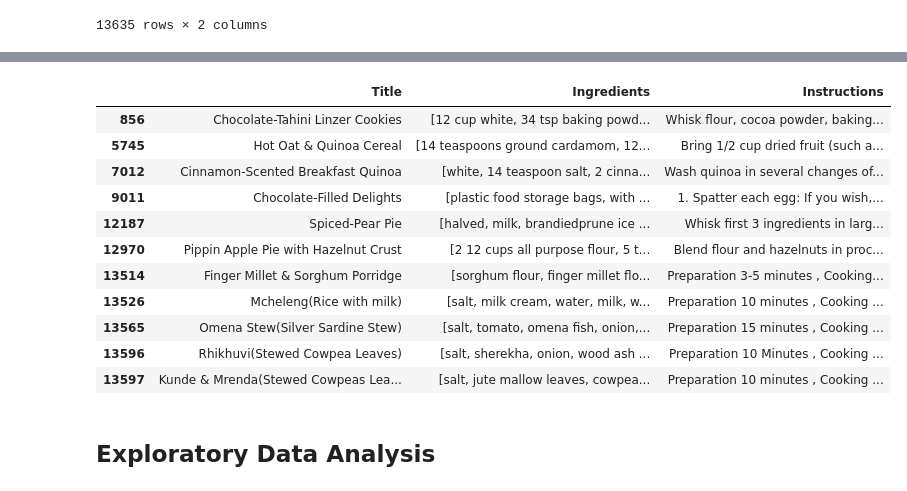
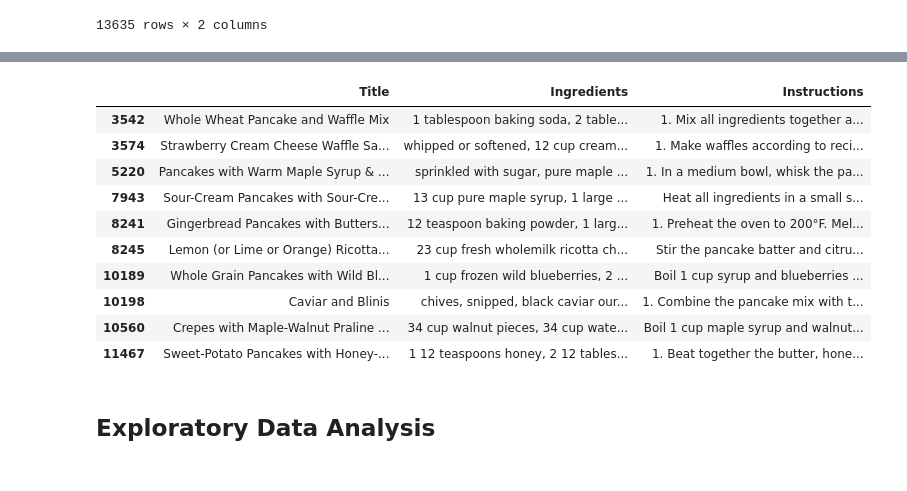
Before and after one commit to Matthewkarani/The-Boma-Pot, a Jupyter notebook: index.ipynb, the cells around one changed output, grey strips where cells are left out. Cells and saved outputs as stored; diff of their text form; code cells hidden in the pictures.

```diff
--- a/index.ipynb
+++ b/index.ipynb
@@ -411,25 +444,64 @@ def recommend_recipes(input_ingredients, combined_df):
+# %%
+#keword matching - find recipes that contain the user input ingredients
+def keyword_matching(input_ingredients, combined_df):
+    input_ingredients = [ingredient.strip().lower() for ingredient in input_ingredients.split(',')]
+    matches = combined_df[combined_df['Ingredients'].apply(lambda x: any(ingredient in x for ingredient in input_ingredients))]
+    return matches[['Title', 'Ingredients','Instructions']]
+
+
+
+
+# Function to get the most similar recipes
+def get_recipes(user_input, combined_df, cosine_sim, top_n=10):
+    #create a TF-IDF vector for the user input
+    user_tfidf = tfidf.transform([user_input])
+
+    # Calculate the cosine similarity between the user input and all recipes
+    similarity_scores = cosine_similarity(user_tfidf, tfidf_matrix)
+
+    #get indices of the top n most similar recipes
+    similar_indices = similarity_scores.argsort()[:, ::-1].flatten()
+
+    # Get the top n most similar recipes
+    top_similar = combined_df.iloc[similar_indices[:top_n]]
+
+    return top_similar[['Title', 'Ingredients', 'Instructions']]
+
+
+
+
+
+#get recipes combining both keyword matching and cosine similarity
+def recommend_recipes_combined(user_input, combined_df, cosine_sim):
+    # First, check for keyword matches
+      keyword_matches = keyword_matching(user_input, combined_df)
+
+      if not keyword_matches.empty:
+        return keyword_matches
+
+       # If no keyword matches, fall back to TF-IDF recommendations
+      return get_recipes(user_input, combined_df, cosine_sim)
 # %%
 # Example user input
-user_input = "milk"
+user_input = "pancake"
 
 # Get recommendations
-recommended_recipes = recommend_recipes(user_input, combined_df)
+recommended_recipes = recommend_recipes_combined(user_input, combined_df, cosine_sim=cosine_sim)
 
 # Display recommendations
 recommended_recipes
 # %% [output]
 |  | Title | Ingredients | Instructions |
-| 856 | Chocolate-Tahini Linzer Cookies | [12 cup white, 34 tsp baking powd... | Whisk flour, cocoa powder, baking... |
-| 5745 | Hot Oat & Quinoa Cereal | [14 teaspoons ground cardamom, 12... | Bring 1/2 cup dried fruit (such a... |
-| 7012 | Cinnamon-Scented Breakfast Quinoa | [white, 14 teaspoon salt, 2 cinna... | Wash quinoa in several changes of... |
-| 9011 | Chocolate-Filled Delights | [plastic food storage bags, with ... | 1. Spatter each egg: If you wish,... |
-| 12187 | Spiced-Pear Pie | [halved, milk, brandiedprune ice ... | Whisk first 3 ingredients in larg... |
-| 12970 | Pippin Apple Pie with Hazelnut Crust | [2 12 cups all purpose flour, 5 t... | Blend flour and hazelnuts in proc... |
-| 13514 | Finger Millet & Sorghum Porridge | [sorghum flour, finger millet flo... | Preparation 3-5 minutes , Cooking... |
-| 13526 | Mcheleng(Rice with milk) | [salt, milk cream, water, milk, w... | Preparation 10 minutes , Cooking ... |
-| 13565 | Omena Stew(Silver Sardine Stew) | [salt, tomato, omena fish, onion,... | Preparation 15 minutes , Cooking ... |
-| 13596 | Rhikhuvi(Stewed Cowpea Leaves) | [salt, sherekha, onion, wood ash ... | Preparation 10 Minutes , Cooking ... |
-| 13597 | Kunde & Mrenda(Stewed Cowpeas Lea... | [salt, jute mallow leaves, cowpea... | Preparation 10 minutes , Cooking ... |
+| 3542 | Whole Wheat Pancake and Waffle Mix | 1 tablespoon baking soda, 2 table... | 1. Mix all ingredients together a... |
+| 3574 | Strawberry Cream Cheese Waffle Sa... | whipped or softened, 12 cup cream... | 1. Make waffles according to reci... |
+| 5220 | Pancakes with Warm Maple Syrup & ... | sprinkled with sugar, pure maple ... | 1. In a medium bowl, whisk the pa... |
+| 7943 | Sour-Cream Pancakes with Sour-Cre... | 13 cup pure maple syrup, 1 large ... | Heat all ingredients in a small s... |
+| 8241 | Gingerbread Pancakes with Butters... | 12 teaspoon baking powder, 1 larg... | 1. Preheat the oven to 200°F. Mel... |
+| 8245 | Lemon (or Lime or Orange) Ricotta... | 23 cup fresh wholemilk ricotta ch... | Stir the pancake batter and citru... |
+| 10189 | Whole Grain Pancakes with Wild Bl... | 1 cup frozen wild blueberries, 2 ... | Boil 1 cup syrup and blueberries ... |
+| 10198 | Caviar and Blinis | chives, snipped, black caviar our... | 1. Combine the pancake mix with t... |
+| 10560 | Crepes with Maple-Walnut Praline ... | 34 cup walnut pieces, 34 cup wate... | Boil 1 cup maple syrup and walnut... |
+| 11467 | Sweet-Potato Pancakes with Honey-... | 1 12 teaspoons honey, 2 12 tables... | 1. Beat together the butter, hone... |
 # %% [markdown]
 ## Exploratory Data Analysis
 # %% [markdown]
```
Also changed, not shown: parts of 7 cells of this notebook.
